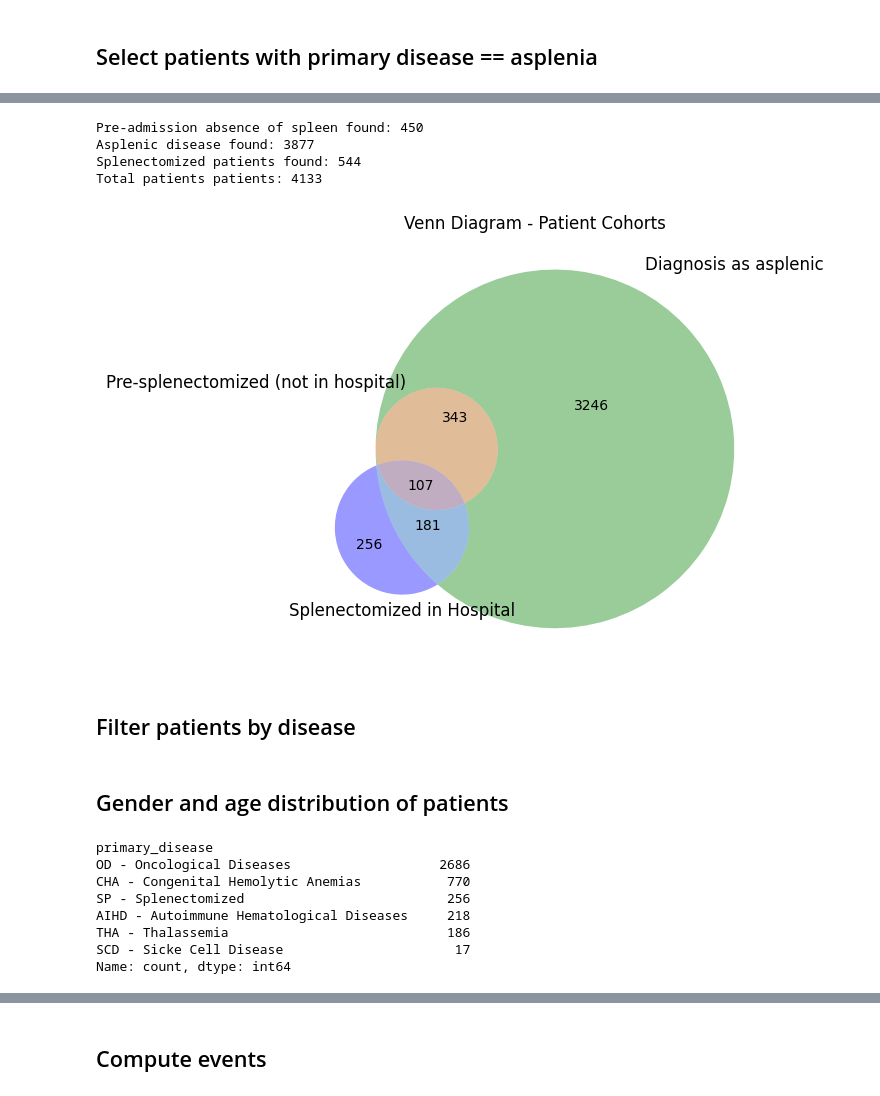
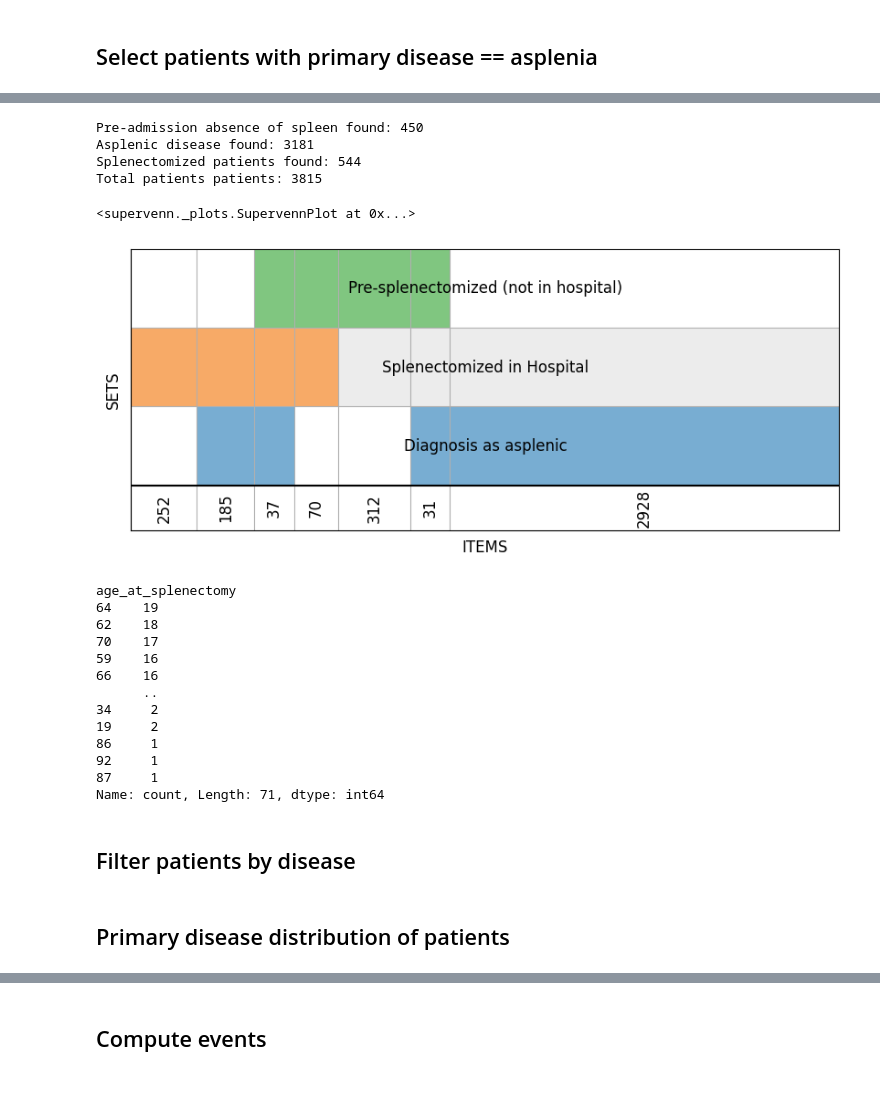
Before and after one commit to giordamaug/Relational_EHR_data_to_Longitudinal_Patient_Trajectories, a Jupyter notebook: mimic_to_json.ipynb, the cells around one changed output, grey strips where cells are left out. Cells and saved outputs as stored; diff of their text form; code cells hidden in the pictures.

```diff
--- a/mimic_to_json.ipynb
+++ b/mimic_to_json.ipynb
@@ -89,0 +65,14 @@ spleen_codes
+# %%
+schede = pd.read_excel("files/Spleen_Mimic.xlsx", sheet_name=None, header=None, names=['icd_code', 'icd_version', 'description'])
+
+cha_codes = schede['CHA']
+onco_codes = schede['OD']
+scd_codes = schede['SCD']
+thala_codes = schede['THAL']
+imm_codes = schede['IM']
+ca_codes = schede['CA']
+tra_codes = schede['OTI']
+osv_codes = schede['OSV']
+ahd_codes = schede['AHD']
+
+spleen_codes = pd.concat([onco_codes,cha_codes,thala_codes,scd_codes,imm_codes, tra_codes, osv_codes, ahd_codes])
@@ -106,7 +111,7 @@ no_spleen_patients = list(set(no_spleen_diag["subject_id"]))
 print(f"Pre-admission absence of spleen found: {len(no_spleen_patients)}")
 
 # Identify patients whose recorded diagnosis for a hospital admission is one of the categories identified as asplenic
-asplenia_diag = diagnoses_full[(diagnoses_full["icd_code"].isin(spleen_codes['icd_code'].values))]
+asplenia_diag = diagnoses_full[(diagnoses_full["long_title"].isin(spleen_codes['description'].values))]
 asplenic_patients = list(set(asplenia_diag["subject_id"]))
 print(f"Asplenic disease found: {len(asplenic_patients)}")
 
@@ -131,48 +136,60 @@ splenectomy_full = splenectomy_full.merge(
     how="left"
 )
 splenectomy_full = splenectomy_full.merge(
     patients[["subject_id", "anchor_age", "anchor_year"]],
     on="subject_id",
     how="left"
 )
 splenectomy_full["event_year"] = splenectomy_full["admittime"].dt.year
 
 splenectomy_full["age_at_splenectomy"] = (
     splenectomy_full["anchor_age"] +
     (splenectomy_full["event_year"] - splenectomy_full["anchor_year"])
 )
 splenectomized_patients = list(set(splenectomy_full["subject_id"]))
 print(f"Splenectomized patients found: {len(splenectomized_patients)}")
 
 all_asplenic_patients = list(set(no_spleen_patients) | set(splenectomized_patients) | set(asplenic_patients))
 print(f"Total patients patients: {len(all_asplenic_patients)}")
 
 with open("asplenic_index.txt", "w", encoding="utf-8") as file:
   for item in all_asplenic_patients:
     file.write(str(item) + "\n")
-## Compare Venn diagrams of sets
+
+## Compare sets distributions
 import matplotlib.pyplot as plt
-from matplotlib_venn import venn3
+from supervenn import supervenn
 
 A = set(no_spleen_patients)
 B = set(asplenic_patients)
 C = set(splenectomized_patients)
-
-plt.figure(figsize=(6,6))
-
-venn3([A, B, C],
-      set_labels=('Pre-splenectomized (not in hospital)' if len(A) > 0 else '',
-                  'Diagnosis as asplenic' if len(B) > 0 else '',
-                  'Splenectomized in Hospital' if len(C) > 0 else ''))
-
-plt.title("Venn Diagram - Patient Cohorts")
-plt.show()
+labels = ['Pre-splenectomized (not in hospital)', 'Diagnosis as asplenic', 'Splenectomized in Hospital']
+plt.figure(figsize=(10, 4))
+supervenn([A,B,C], labels, widths_minmax_ratio=0.1,
+          sets_ordering='minimize gaps', rotate_col_annotations=True, side_plots=False)
 # %% [output]
 Pre-admission absence of spleen found: 450
-Asplenic disease found: 3877
+Asplenic disease found: 3181
 Splenectomized patients found: 544
-Total patients patients: 4133
+Total patients patients: 3815
+<supervenn._plots.SupervennPlot at 0x...>
-[figure, old version]
+[figure, new version]
+# %%
+splenectomy_full[splenectomy_full['subject_id'].isin(splenectomized_patients)]['age_at_splenectomy'].value_counts(dropna=False)
+# %% [output]
+age_at_splenectomy
+64    19
+62    18
+70    17
+59    16
+66    16
+      ..
+34     2
+19     2
+86     1
+92     1
+87     1
+Name: count, Length: 71, dtype: int64
 # %% [markdown]
 ## Filter patients by disease
 # %%
@@ -183,6 +200,6 @@ admissions = admissions[admissions["subject_id"].isin(selected_idxs)]
 emar = emar[emar["subject_id"].isin(selected_idxs)]
 patients = patients[patients["subject_id"].isin(selected_idxs)]
 # %% [markdown]
-## Gender and age distribution of patients
+## Primary disease distribution of patients
 # %%
 patients['primary_disease'] = patients['subject_id'].apply(lambda x:
@@ -195,12 +216 @@ patients['primary_disease'] = patients['subject_id'].apply(lambda x:
 )
-# %%
-patients['primary_disease'].value_counts()
-# %% [output]
-primary_disease
-OD - Oncological Diseases                   2686
-CHA - Congenital Hemolytic Anemias           770
-SP - Splenectomized                          256
-AIHD - Autoimmune Hematological Diseases     218
-THA - Thalassemia                            186
-SCD - Sicke Cell Disease                      17
-Name: count, dtype: int64
```
Also changed, not shown: parts of 17 cells of this notebook.
